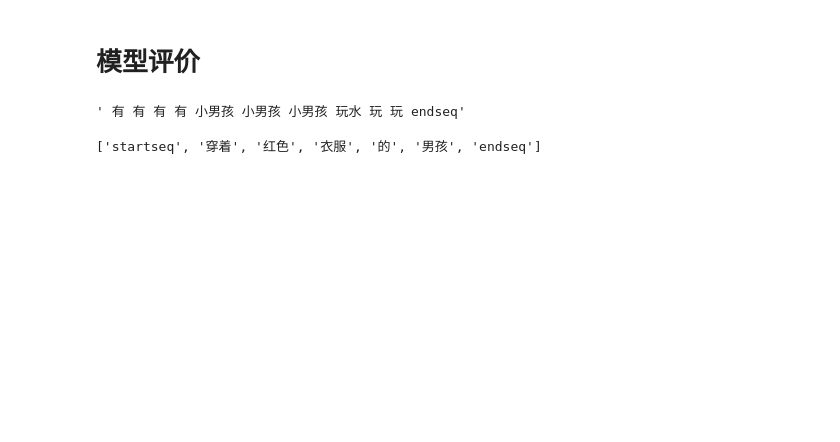
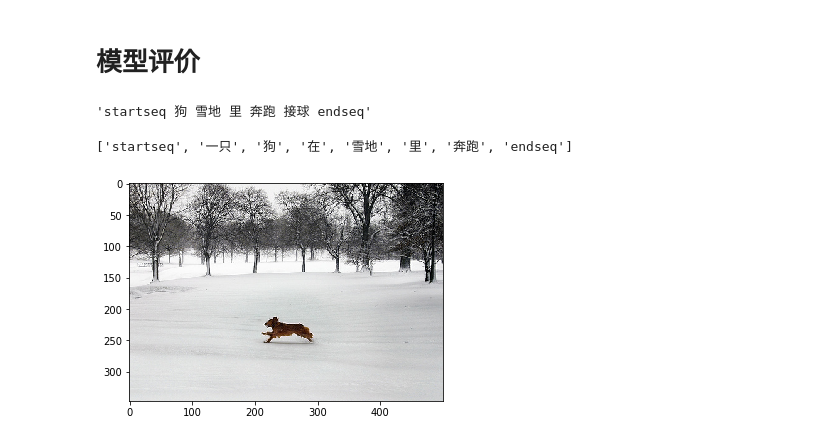
Before and after one commit to info-ruc/ai20projects, a Jupyter notebook: 2018200453/src/scripts/Chinese image caption/Chinese image caption.ipynb, the cells around one changed output. Drawn from its saved outputs; the diff is of its cells as text; code cells hidden in the pictures; blank space fills up the shorter version.

```diff
--- a/2018200453/src/scripts/Chinese image caption/Chinese image caption.ipynb
+++ b/2018200453/src/scripts/Chinese image caption/Chinese image caption.ipynb
@@ -451,12 +454,21 @@ def extract_features(filename):
     return feature
 
 # load and prepare the photograph
-photo = extract_features('Data/Images/2187222896_c206d63396.jpg')
+photo = extract_features('Data/Images/96973080_783e375945.jpg')
 description = generate_desc(model, tokenizer, photo, max_length)
 description
 # %% [output]
-' 有 有 有 有 小男孩 小男孩 小男孩 玩水 玩 玩 endseq'
+'startseq 狗 雪地 里 奔跑 接球 endseq'
-# %%
-descriptions_train['2187222896_c206d63396']
-# %% [output]
-['startseq', '穿着', '红色', '衣服', '的', '男孩', 'endseq']
+# %%
+import matplotlib.pyplot as plt
+import matplotlib.image as mpimg
+image_file_dir = 'Data/Images/96973080_783e375945.jpg'
+
+# 展示图片
+img = mpimg.imread(image_file_dir)
+plt.imshow(img)
+#真实标签
+descriptions['96973080_783e375945']
+# %% [output]
+['startseq', '一只', '狗', '在', '雪地', '里', '奔跑', 'endseq']
+[figure, added]
```
Also changed, not shown: parts of 5 cells of this notebook.
